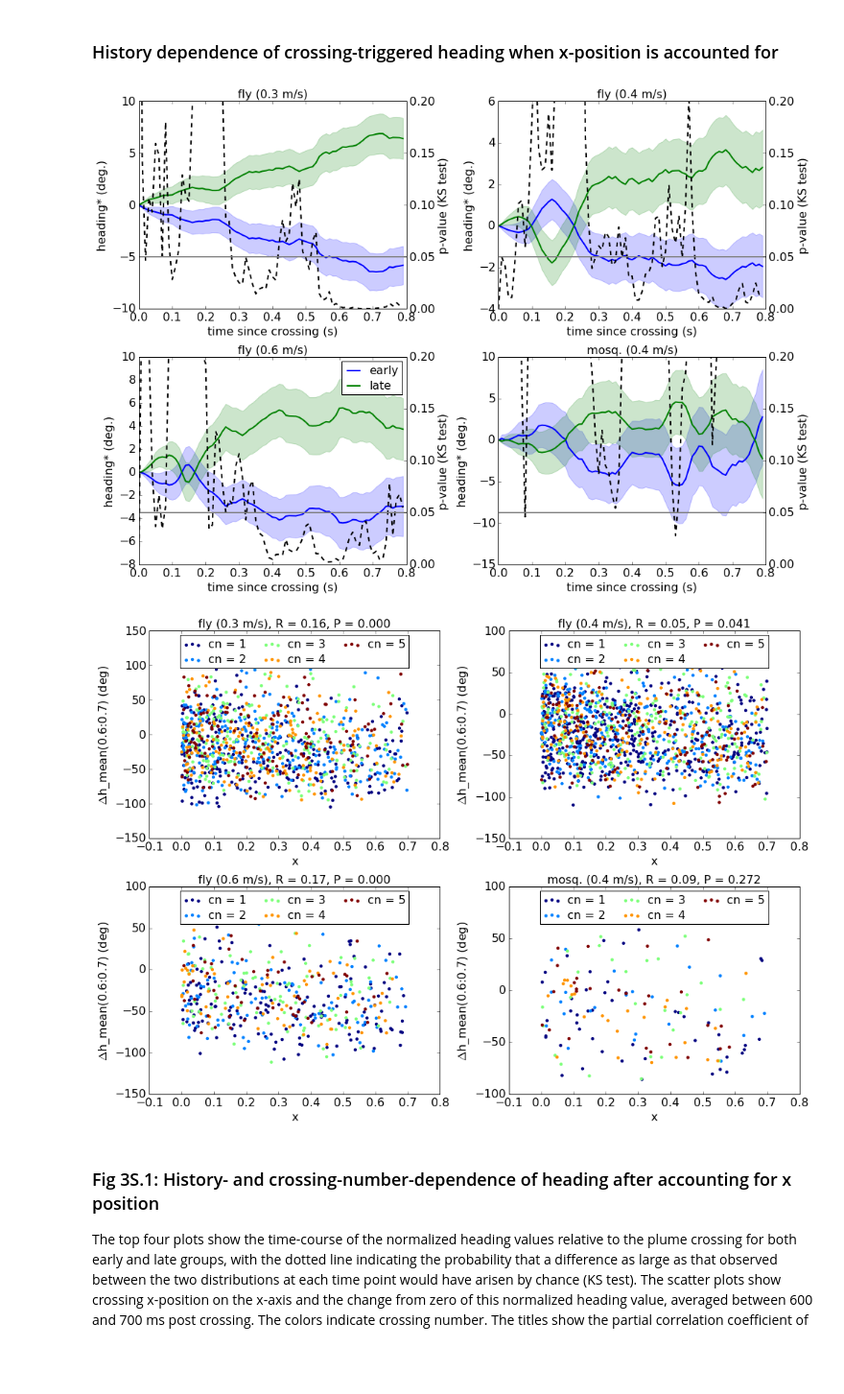
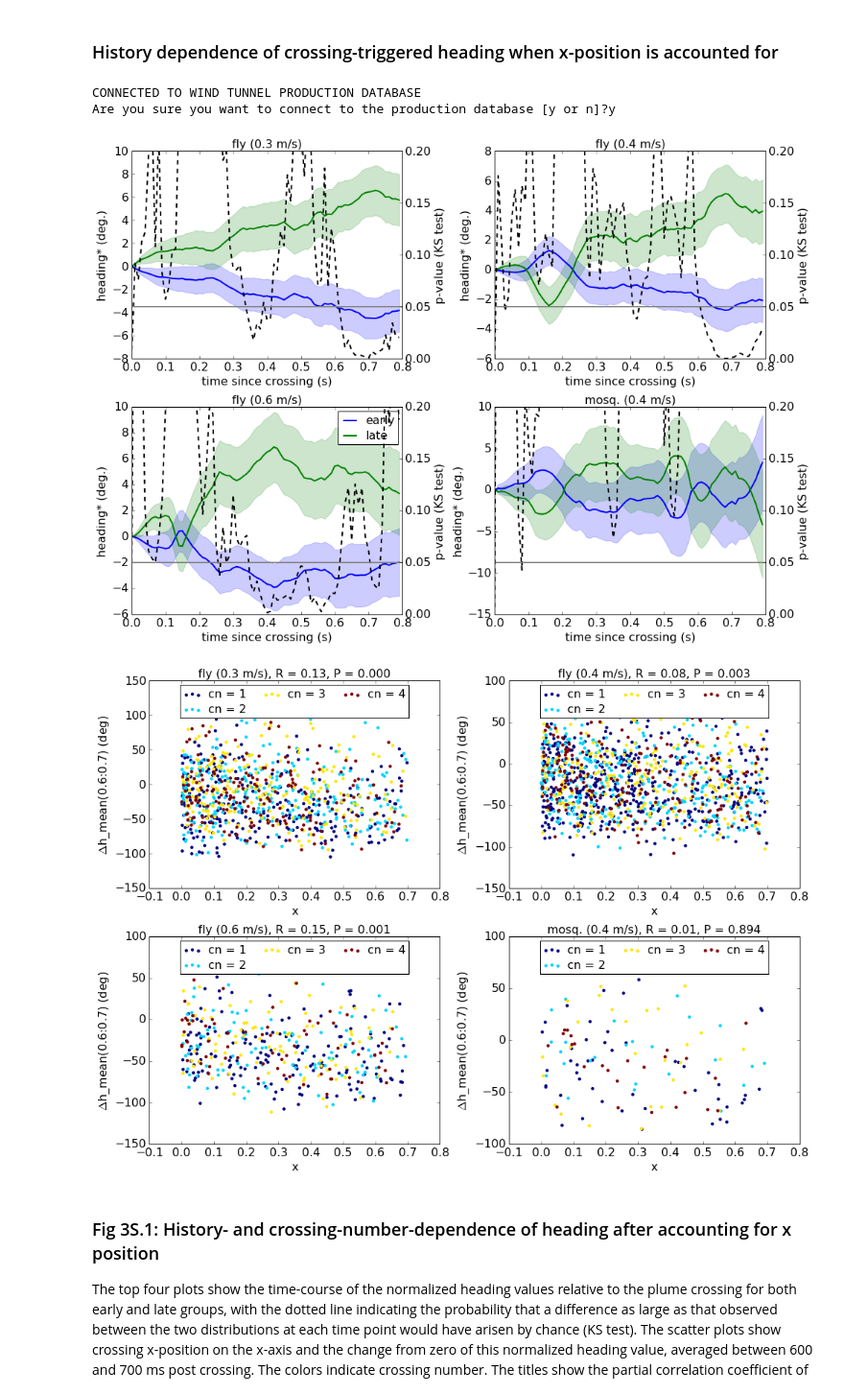
Before and after one commit to rkp8000/wind_tunnel, a Jupyter notebook: _paper_supplementary.ipynb, the cells around one changed output. Shown at 96% size. Cells and saved outputs as stored; diff of their text form; code cells hidden in the pictures; blank space fills up the shorter version.

```diff
--- a/_paper_supplementary.ipynb
+++ b/_paper_supplementary.ipynb
@@ -77,36 +77,38 @@ early_vs_late_heading_timecourse_x0_accounted_for(
     CROSSING_GROUP_IDS=[
         'fruitfly_0.3mps_checkerboard_floor_on_th10.0_chosen0',
         'fruitfly_0.4mps_checkerboard_floor_on_th10.0_chosen0',
         'fruitfly_0.6mps_checkerboard_floor_on_th10.0_chosen0',
         'mosquito_0.4mps_checkerboard_floor_on_th430.0_chosen0',
     ],
     CROSSING_GROUP_LABELS={
         'fruitfly_0.3mps_checkerboard_floor_on_th10.0_chosen0': 'fly (0.3 m/s)',
         'fruitfly_0.4mps_checkerboard_floor_on_th10.0_chosen0': 'fly (0.4 m/s)',
         'fruitfly_0.6mps_checkerboard_floor_on_th10.0_chosen0': 'fly (0.6 m/s)',
         'mosquito_0.4mps_checkerboard_floor_on_th430.0_chosen0': 'mosq. (0.4 m/s)',
     },
     X_0_MIN=0.,
     X_0_MAX=0.7,
     H_0_MIN=60,
     H_0_MAX=120,
-    CROSSING_NUMBER_MAX=5,
+    CROSSING_NUMBER_MAX=4,
     MAX_CROSSINGS_EARLY=2,
     SUBTRACT_INITIAL_HEADING=True,
     T_BEFORE=0,
     T_AFTER=0.8,
     SCATTER_INTEGRATION_WINDOW=[0.6, 0.7],
     AX_SIZE=(7, 5),
     AX_GRID=(2, 2),
     EARLY_LATE_COLORS={'early': 'b', 'late': 'g'},
     ALPHA=0.2,
     P_VAL_COLOR='k',
     P_VAL_Y_LIM=(0, 0.2),
     LEGEND_CROSSING_GROUP_ID='fruitfly_0.6mps_checkerboard_floor_on_th10.0_chosen0',
     FONT_SIZE=16);
 # %% [output]
+CONNECTED TO WIND TUNNEL PRODUCTION DATABASE
+Are you sure you want to connect to the production database [y or n]?y
-[figure, old version]
+[figure, new version]
-[figure, old version]
+[figure, new version]
 # %% [markdown]
 ### Fig 3S.1: History- and crossing-number-dependence of heading after accounting for x position
 The top four plots show the time-course of the normalized heading values relative to the plume crossing for both early and late groups, with the dotted line indicating the probability that a difference as large as that observed between the two distributions at each time point would have arisen by chance (KS test). The scatter plots show crossing x-position on the x-axis and the change from zero of this normalized heading value, averaged between 600 and 700 ms post crossing. The colors indicate crossing number. The titles show the partial correlation coefficient of this integrated heading value and crossing number, given the x-position of the crossing, with the P-value also shown.
```
